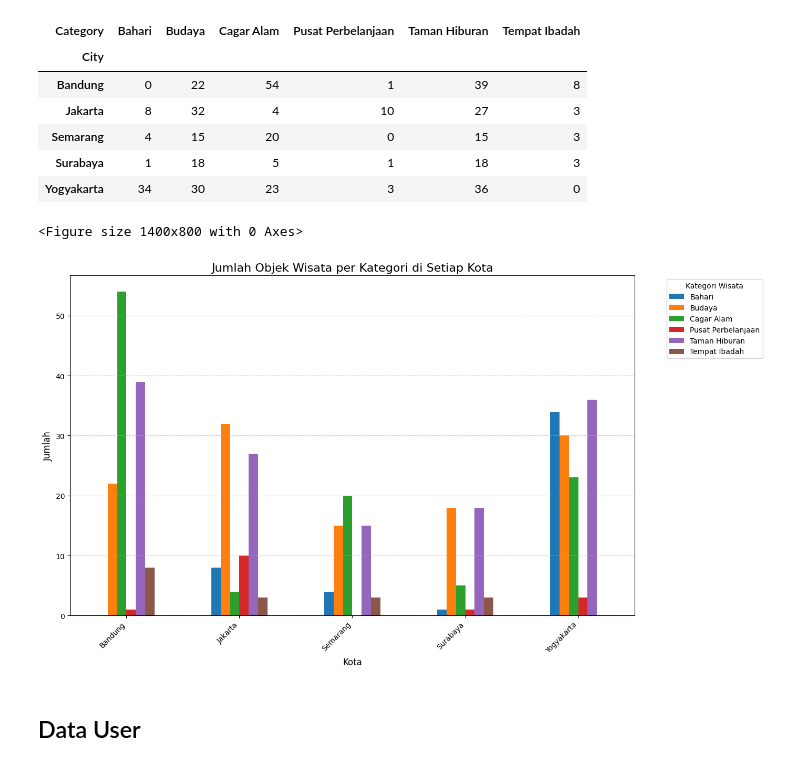
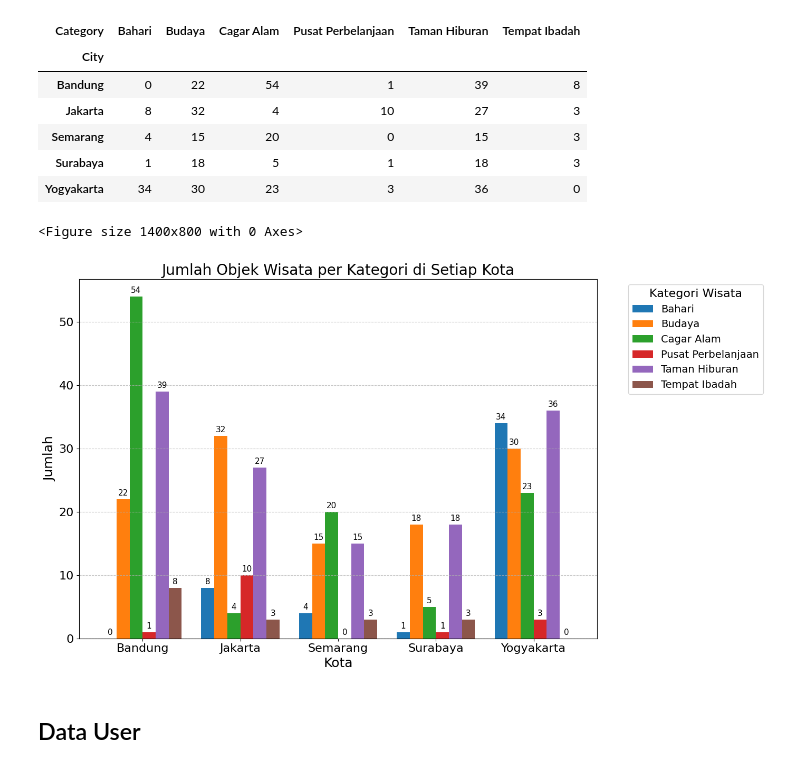
Before and after one commit to ivana27lita/recsys-objek-wisata, a Jupyter notebook: src/preprocessing.ipynb, the cells around one changed output. Saved outputs shown, nothing was run; the diff lists cells and outputs as text; code cells hidden in the pictures.

```diff
--- a/src/preprocessing.ipynb
+++ b/src/preprocessing.ipynb
@@ -116,18 +151,32 @@ category_counts
 # %%
 # Visualisasi jumlah kategori wisata untuk setiap kota
 plt.figure(figsize=(14, 8))
-category_counts.plot(kind='bar', figsize=(14, 8))
-plt.title('Jumlah Objek Wisata per Kategori di Setiap Kota', fontsize=16)
-plt.xlabel('Kota', fontsize=12)
-plt.ylabel('Jumlah', fontsize=12)
-plt.xticks(rotation=45, ha='right')
-plt.legend(title='Kategori Wisata', bbox_to_anchor=(1.05, 1), loc='upper left')
+ax = category_counts.plot(kind='bar', figsize=(14, 8), width=0.8)
+
+# Tambahkan label angka di atas masing-masing batang
+for container in ax.containers:
+    ax.bar_label(container, label_type='edge', fontsize=11, padding=3)
+
+# Judul dan label sumbu
+plt.title('Jumlah Objek Wisata per Kategori di Setiap Kota', fontsize=20)
+plt.xlabel('Kota', fontsize=18)
+plt.ylabel('Jumlah', fontsize=18)
+
+# Ukuran dan rotasi label sumbu x dan y
+plt.xticks(rotation=0, fontsize=16)
+plt.yticks(fontsize=16)
+
+# Legenda
+plt.legend(title='Kategori Wisata', title_fontsize=16, fontsize=14, bbox_to_anchor=(1.05, 1), loc='upper left')
+
+# Grid
+plt.grid(axis='y', linestyle='--', alpha=0.7)
+
 plt.tight_layout()
-plt.grid(axis='y', linestyle='--', alpha=0.7)
-plt.tight_layout()
+plt.show()
 # %% [output]
 <Figure size 1400x800 with 0 Axes>
-[figure, old version]
+[figure, new version]
 # %% [markdown]
 ## Data User
 # %%
```
Also changed, not shown: parts of 22 cells of this notebook, 2 other files.
